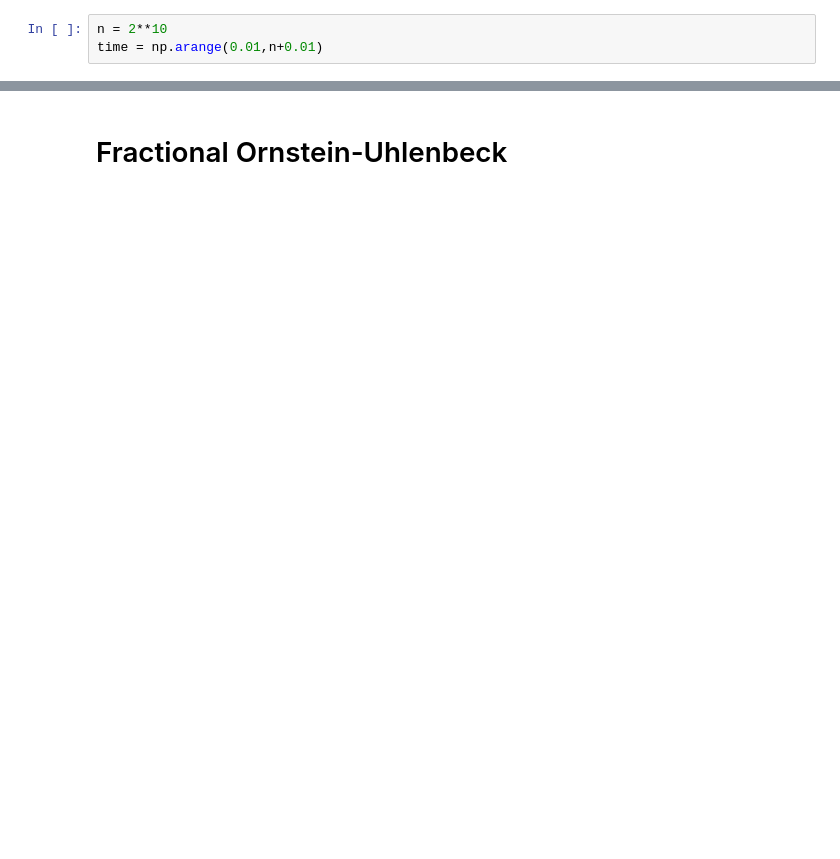
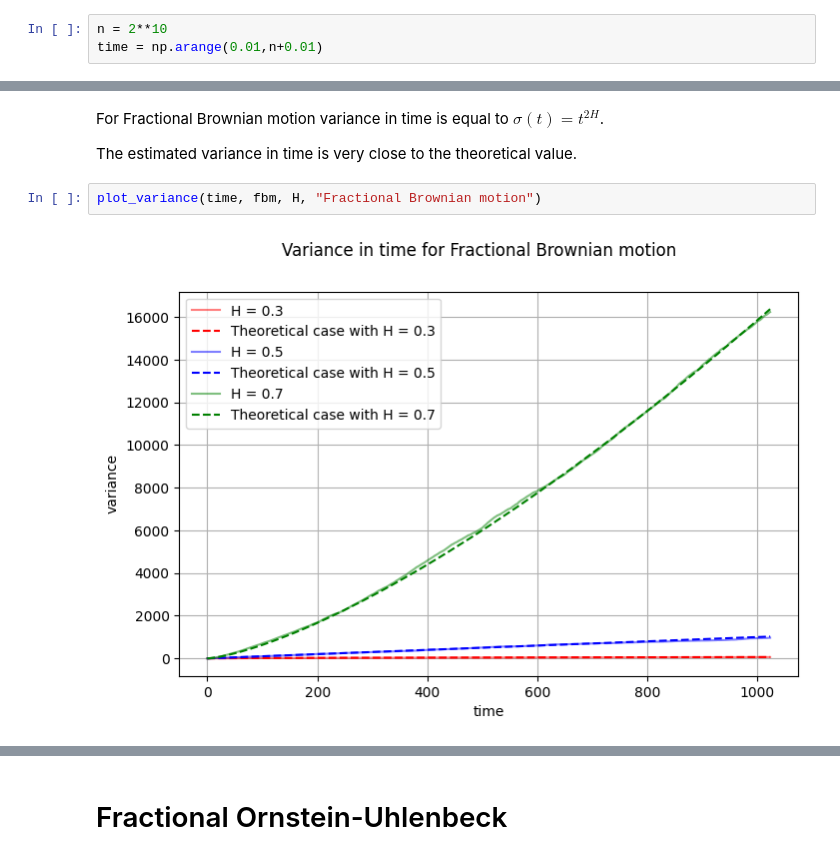
Before and after one commit to KohutMaria/CSOSP, a Jupyter notebook: Report3.ipynb, the cells around one changed output, grey strips where cells are left out. Drawn from its saved outputs; the diff is of its cells as text; blank space fills up the shorter version.

```diff
--- a/Report3.ipynb
+++ b/Report3.ipynb
@@ -106,0 +312,8 @@ plot_quantile_lines(time,B,H,alphas,"fBm")
+# %% [markdown]
+For Fractional Brownian motion variance in time is equal to $\sigma(t) = t^{2H}$.
+
+The estimated variance in time is very close to the theoretical value.
+# %%
+plot_variance(time, fbm, H, "Fractional Brownian motion")
+# %% [output]
+[figure, added]
```
Also changed, not shown: parts of 126 cells of this notebook.
